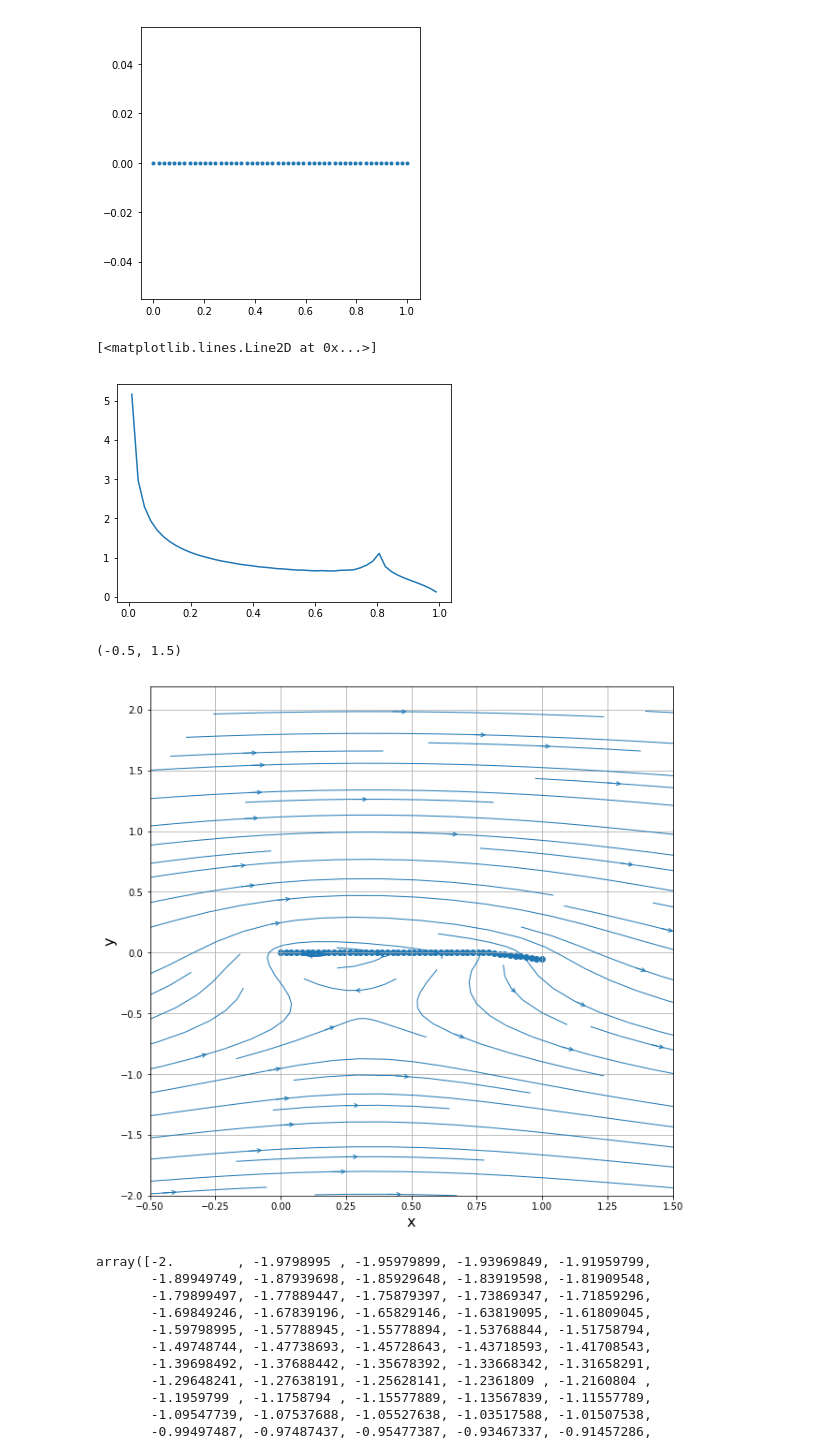
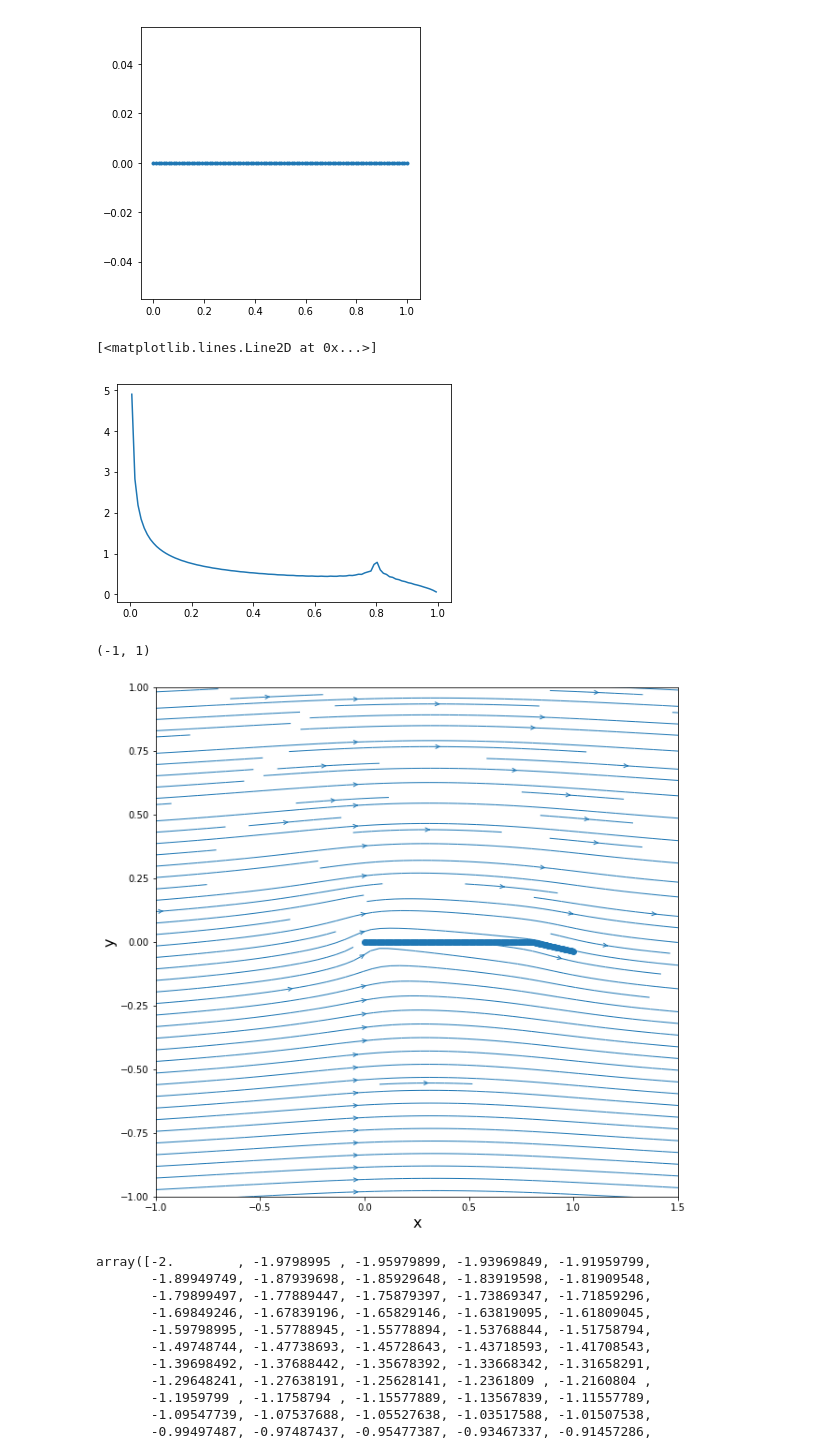
Before and after one commit to niv13bingo/IntroToAeroTau, a Jupyter notebook: notebooks/line_vortex.ipynb, the cells around one changed output. Cells and saved outputs as stored; diff of their text form; code cells hidden in the pictures.

Commit message:
thin airfoil theoory

```diff
--- a/notebooks/line_vortex.ipynb
+++ b/notebooks/line_vortex.ipynb
@@ -8,6 +13,6 @@ from base_flows import vortex,uniform
 # %%
 c=1
-x_airfoil=np.linspace(0,1,50)
+x_airfoil=np.linspace(0,1,100)
 x_centers=(x_airfoil[1:] + x_airfoil[:-1]) / 2
 plt.figure(figsize=(5,5))
 plt.plot(x_airfoil,0*x_airfoil,marker='.',ls='')
@@ -32,7 +37,7 @@ def An(n_lst,beta,alpha):
     return  np.array(A_lst)
 # %%
 alpha=np.deg2rad(0)
-beta=np.deg2rad(15)
+beta=np.deg2rad(10)
 n=np.arange(100)
 A=An(n,beta,alpha)
 # %%
@@ -46,9 +51,9 @@ gamma=np.array(gamma)
 plt.plot(x_centers,gamma)
 # %% [output]
 [<matplotlib.lines.Line2D at 0x...>]
-[figure, old version]
+[figure, new version]
 # %%
-N = 50                                # number of points in each direction
+N = 500                               # number of points in each direction
 x_start, x_end = -2.0, 2.0            # boundaries in the x-direction
 y_start, y_end = -2.0, 2.0            # boundaries in the y-direction
 x = np.linspace(x_start, x_end, N)    # creates a 1D-array with the x-coordinates
@@ -70,35 +75,35 @@ psi_free=uniform.get_stream_function(Vinf,X,Y)
 # %%
 # superposition of the source on the freestream
 u = u_free*np.cos(alpha)+ u_vortex
 v = v_free*np.sin(alpha) + v_vortex
 psi = psi_free + psi_vortex
 
 # plot the streamlines
 width = 10
 height = (y_end - y_start) / (x_end - x_start) * width
 plt.figure(figsize=(width, height))
-plt.grid(True)
 plt.xlabel('x', fontsize=16)
 plt.ylabel('y', fontsize=16)
-plt.streamplot(X, Y, u, v, density=1, linewidth=1, arrowsize=1, arrowstyle='->')
+plt.streamplot(X, Y, u, v, density=3, linewidth=1, arrowsize=1, arrowstyle='->')
 z_airfoil=-np.tan(beta)*(x_airfoil-0.8)
 z_airfoil[x_airfoil<0.8]=0
 plt.scatter(x_airfoil,z_airfoil)
-plt.xlim(-0.5,1.5)
+plt.xlim(-1,1.5)
+plt.ylim(-1,1)
 # # calculate the stagnation point
 # x_stagnation = x_source - strength_source / (2 * numpy.pi * u_inf)
 # y_stagnation = y_source
 
 # # display the stagnation point
 # pyplot.scatter(x_stagnation, y_stagnation, color='g', s=80, marker='o')
 
 # # display the dividing streamline
 # pyplot.contour(X, Y, psi,
 #                levels=[-strength_source / 2, strength_source / 2],
 #                colors='#CD2305', linewidths=2, linestyles='solid');
 # %% [output]
-(-0.5, 1.5)
+(-1, 1)
-[figure, old version]
+[figure, new version]
 # %%
 x
 # %% [output]
```
Also changed, not shown: parts of 2 cells of this notebook.
